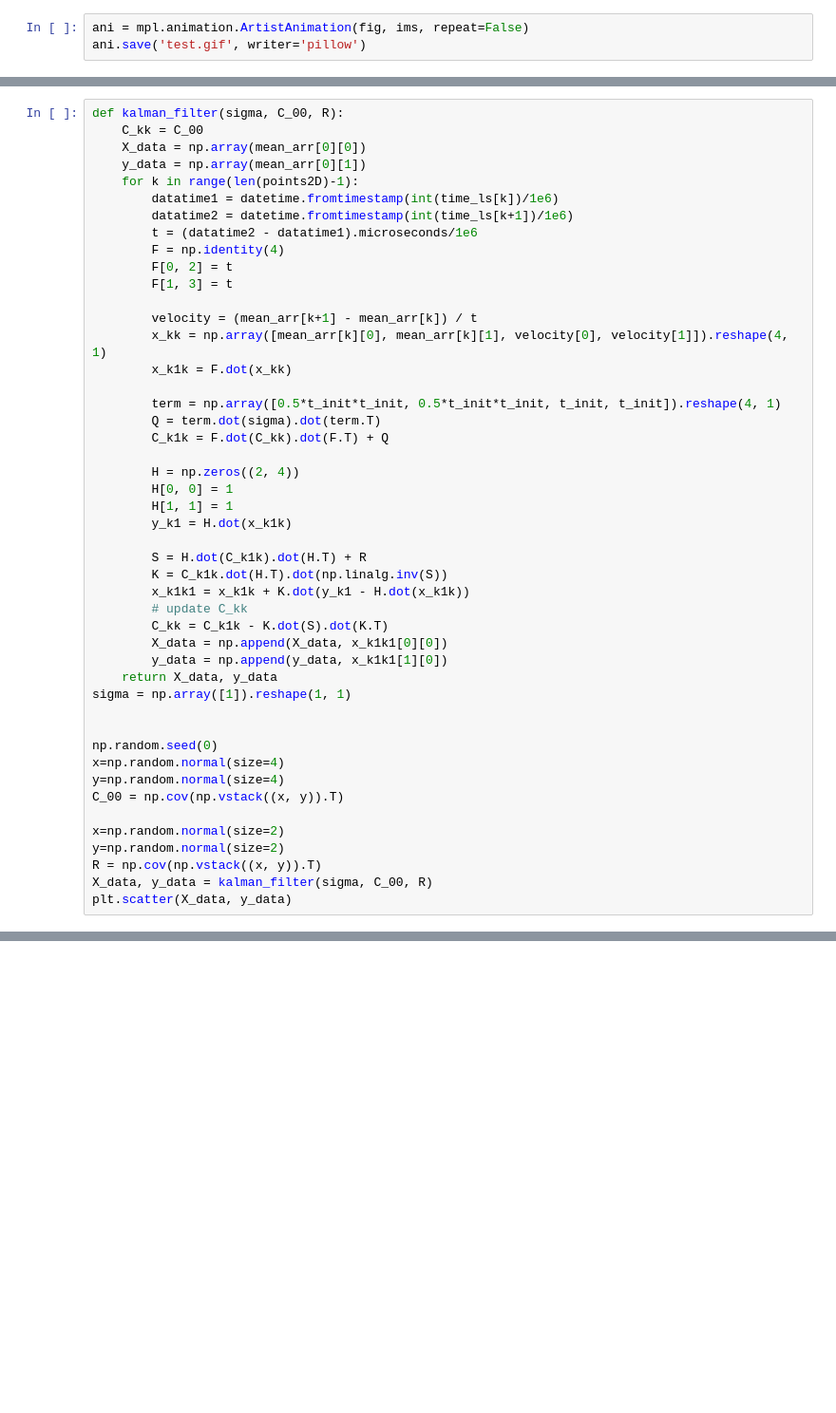
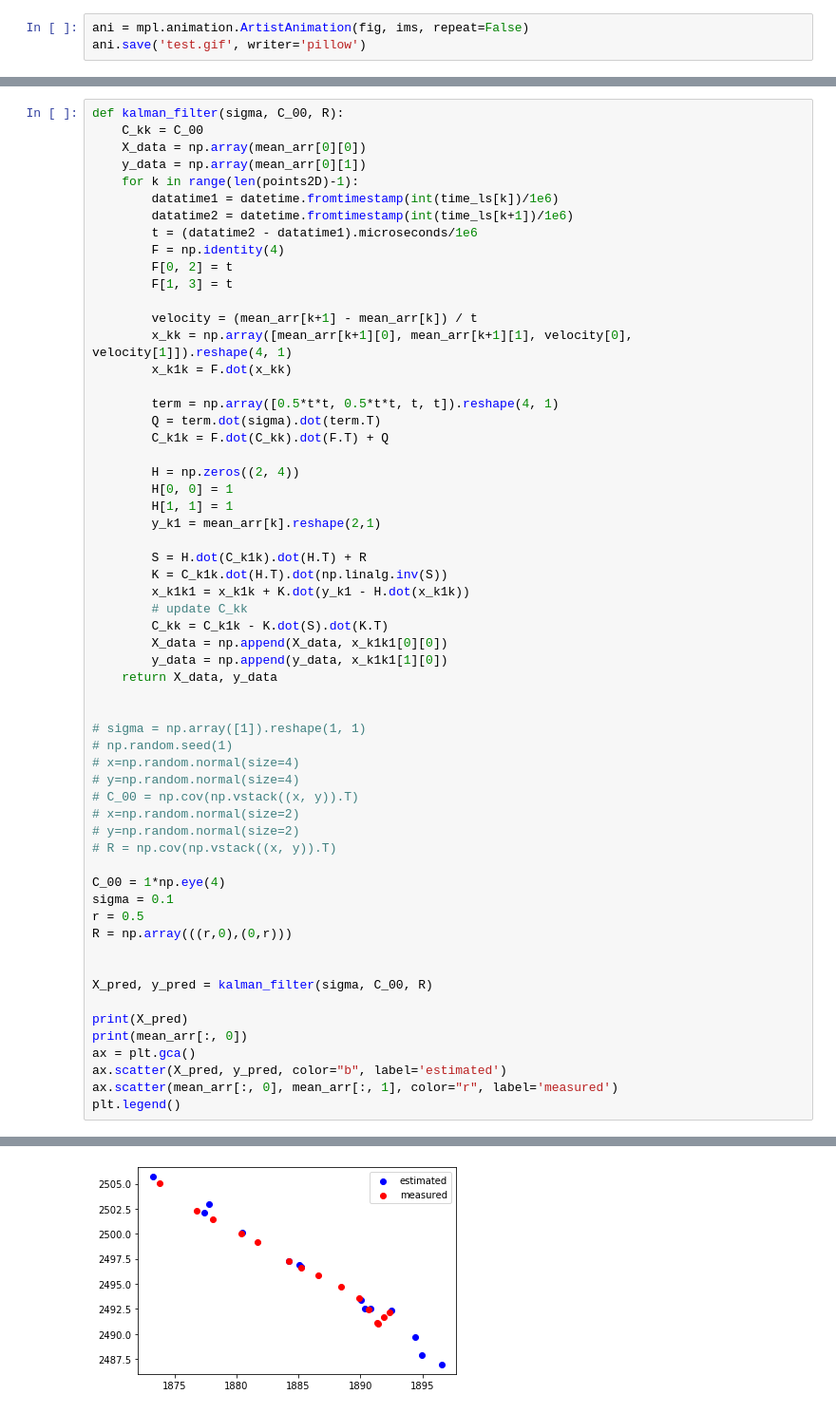
Before and after one commit to nilsbeyer/datafusion, a Jupyter notebook: task2.ipynb, the cells around one changed output, grey strips where cells are left out. Shown at 95% size. Saved outputs shown, nothing was run; the diff lists cells and outputs as text; blank space fills up the shorter version.

```diff
--- a/task2.ipynb
+++ b/task2.ipynb
@@ -161,17 +188,17 @@ def kalman_filter(sigma, C_00, R):
         F[1, 3] = t
 
         velocity = (mean_arr[k+1] - mean_arr[k]) / t
-        x_kk = np.array([mean_arr[k][0], mean_arr[k][1], velocity[0], velocity[1]]).reshape(4, 1)
+        x_kk = np.array([mean_arr[k+1][0], mean_arr[k+1][1], velocity[0], velocity[1]]).reshape(4, 1)
         x_k1k = F.dot(x_kk)
 
-        term = np.array([0.5*t_init*t_init, 0.5*t_init*t_init, t_init, t_init]).reshape(4, 1)
+        term = np.array([0.5*t*t, 0.5*t*t, t, t]).reshape(4, 1)
         Q = term.dot(sigma).dot(term.T)
         C_k1k = F.dot(C_kk).dot(F.T) + Q
 
         H = np.zeros((2, 4))
         H[0, 0] = 1
         H[1, 1] = 1
-        y_k1 = H.dot(x_k1k)
+        y_k1 = mean_arr[k].reshape(2,1)
 
         S = H.dot(C_k1k).dot(H.T) + R
         K = C_k1k.dot(H.T).dot(np.linalg.inv(S))
@@ -181,16 +208,29 @@ def kalman_filter(sigma, C_00, R):
         X_data = np.append(X_data, x_k1k1[0][0])
         y_data = np.append(y_data, x_k1k1[1][0])
     return X_data, y_data
-sigma = np.array([1]).reshape(1, 1)
 
 
-np.random.seed(0)
-x=np.random.normal(size=4)
-y=np.random.normal(size=4)
-C_00 = np.cov(np.vstack((x, y)).T)
+# sigma = np.array([1]).reshape(1, 1)
+# np.random.seed(1)
+# x=np.random.normal(size=4)
+# y=np.random.normal(size=4)
+# C_00 = np.cov(np.vstack((x, y)).T)
+# x=np.random.normal(size=2)
+# y=np.random.normal(size=2)
+# R = np.cov(np.vstack((x, y)).T)
 
-x=np.random.normal(size=2)
-y=np.random.normal(size=2)
-R = np.cov(np.vstack((x, y)).T)
-X_data, y_data = kalman_filter(sigma, C_00, R)
-plt.scatter(X_data, y_data)
+C_00 = 1*np.eye(4)
+sigma = 0.1
+r = 0.5
+R = np.array(((r,0),(0,r)))
+
+
+X_pred, y_pred = kalman_filter(sigma, C_00, R)
+
+print(X_pred)
+print(mean_arr[:, 0])
+ax = plt.gca()
+ax.scatter(X_pred, y_pred, color="b", label='estimated')
+ax.scatter(mean_arr[:, 0], mean_arr[:, 1], color="r", label='measured')
+plt.legend()
+# %% [output]
@@ -196,0 +246 @@ plt.scatter(X_data, y_data)
+[figure, added]
```
Also changed, not shown: parts of 6 cells of this notebook.
